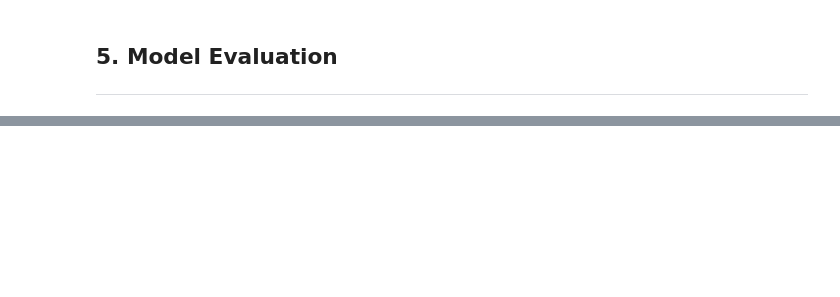
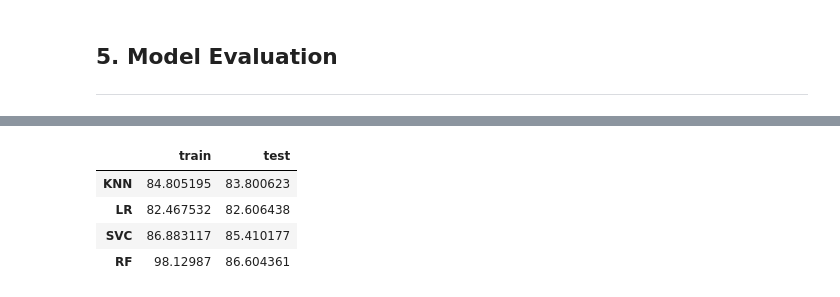
Before and after one commit to naufalmuafi/bank-customer-churn-prediction, a Jupyter notebook: main.ipynb, the cells around one changed output, grey strips where cells are left out. Cells and saved outputs as stored; diff of their text form; code cells hidden in the pictures; blank space fills up the shorter version.

```diff
--- a/main.ipynb
+++ b/main.ipynb
@@ -411,5 +655,12 @@ models.loc['train_acc', 'LogisticRegression'] = accuracy_score(y_pred=log_reg.pr
 # %%
-svc = SVC(C=2.0, kernel='rbf')
+svc = SVC(
+  C=1.0,
+  kernel='rbf'
+)
 svc.fit(X_train, y_train)
 
-models.loc['train_acc', 'SVC'] = accuracy_score(y_pred=svc.predict(X_train), y_true=y_train)
+svc_pred = svc.predict(X_test)
+svc_acc = accuracy_score(y_test, svc_pred)
+
+print(f"Accuracy of svc {svc_acc*100:.2f}%")
+models.loc['train_acc', 'LogisticRegression'] = svc_acc
@@ -416,5 +698,3 @@ models.loc['train_acc', 'SVC'] = accuracy_score(y_pred=svc.predict(X_train), y_t
 # %% [markdown]
 ## 5. Model Evaluation
 ---
-# %%
-X_test.loc[:, numerical_features] = scaler.transform(X_test[numerical_features])
@@ -421,13 +757,19 @@ X_test.loc[:, numerical_features] = scaler.transform(X_test[numerical_features])
 # %%
-acc = pd.DataFrame(columns=['train', 'test'], index=['KNN', 'LogisticRegression', 'SVC'])
-model_dict = {'KNN': knn, 'LogisticRegression':log_reg, 'SVC':svc}
+acc = pd.DataFrame(columns=['train', 'test'], index=['KNN', 'LR', 'SVC', 'RF'])
+model_dict = {'KNN': knn, 'LR':lr, 'SVC':svc, 'RF':rf}
 
 # calculate MSE for each algorithm in train and test dataset
 for name, model in model_dict.items():
-  acc.loc[name, 'train'] = accuracy_score(y_true=y_train, y_pred=model.predict(X_train))
-  acc.loc[name, 'test'] = accuracy_score(y_true=y_test, y_pred=model.predict(X_test))
+  acc.loc[name, 'train'] = accuracy_score(y_true=y_train, y_pred=model.predict(X_train))*100
+  acc.loc[name, 'test'] = accuracy_score(y_true=y_test, y_pred=model.predict(X_test))*100
 
 acc
+# %% [output]
+|  | train | test |
+| KNN | 84.805195 | 83.800623 |
+| LR | 82.467532 | 82.606438 |
+| SVC | 86.883117 | 85.410177 |
+| RF | 98.12987 | 86.604361 |
 # %%
 fig, ax = plt.subplots()
 acc.sort_values(by='test', ascending=True).plot(kind='barh', ax=ax, zorder=3)
```
Also changed, not shown: parts of 46 cells of this notebook.
